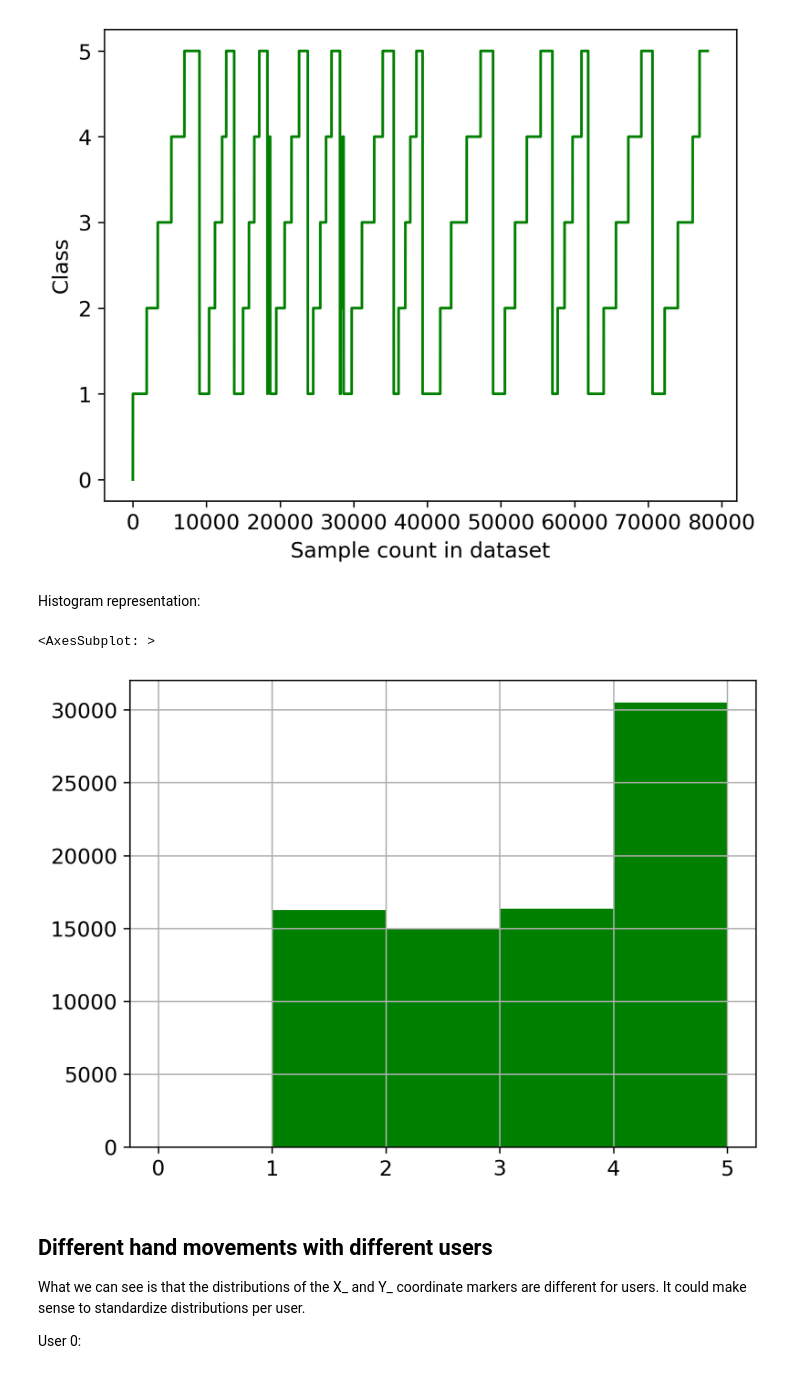
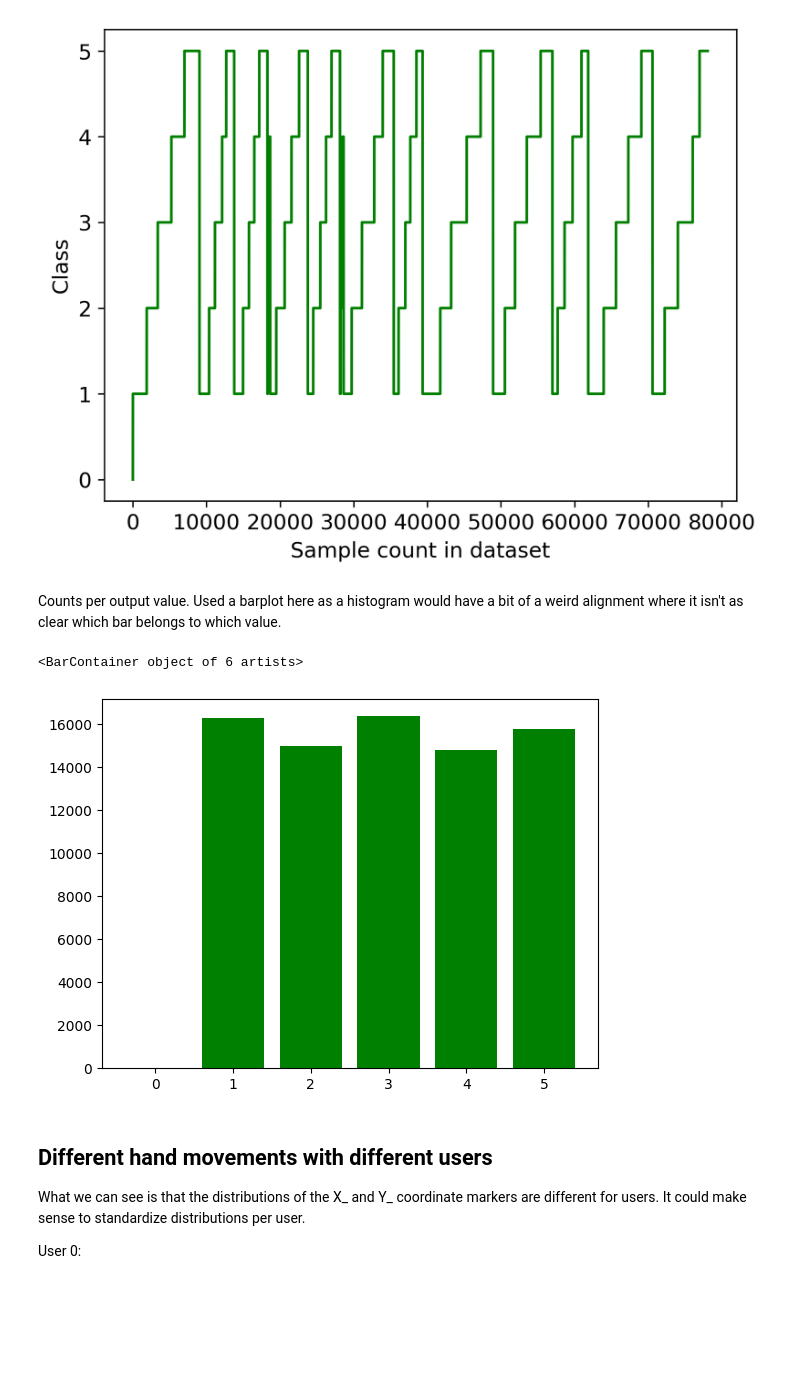
Before and after one commit to wa1di/ML22, a Jupyter notebook: Visualizations.ipynb, the cells around one changed output. Drawn from its saved outputs; the diff is of its cells as text; code cells hidden in the pictures; blank space fills up the shorter version.

```diff
--- a/Visualizations.ipynb
+++ b/Visualizations.ipynb
@@ -78,14 +78,14 @@ _ = ax.set_xlabel("Sample count in dataset")
 _ = ax.set_ylabel("Class")
 # %% [output]
 [figure]
-# %% [markdown]
-Histogram representation:
+# %% [markdown]
+Counts per output value. Used a barplot here as a histogram would have a bit of a weird alignment where it isn't as clear which bar belongs to which value.
 # %%
 fig, ax = plt.subplots()
-posturesY.hist(bins=5, ax=ax, color="green")
+ax.bar(posturesY.value_counts().index.values, posturesY.value_counts().to_list(), color="green")
 # %% [output]
-<AxesSubplot: >
+<BarContainer object of 6 artists>
-[figure, old version]
+[figure, new version]
 # %% [markdown]
 ## Different hand movements with different users
 
```
Also changed, not shown: parts of 4 cells of this notebook.
